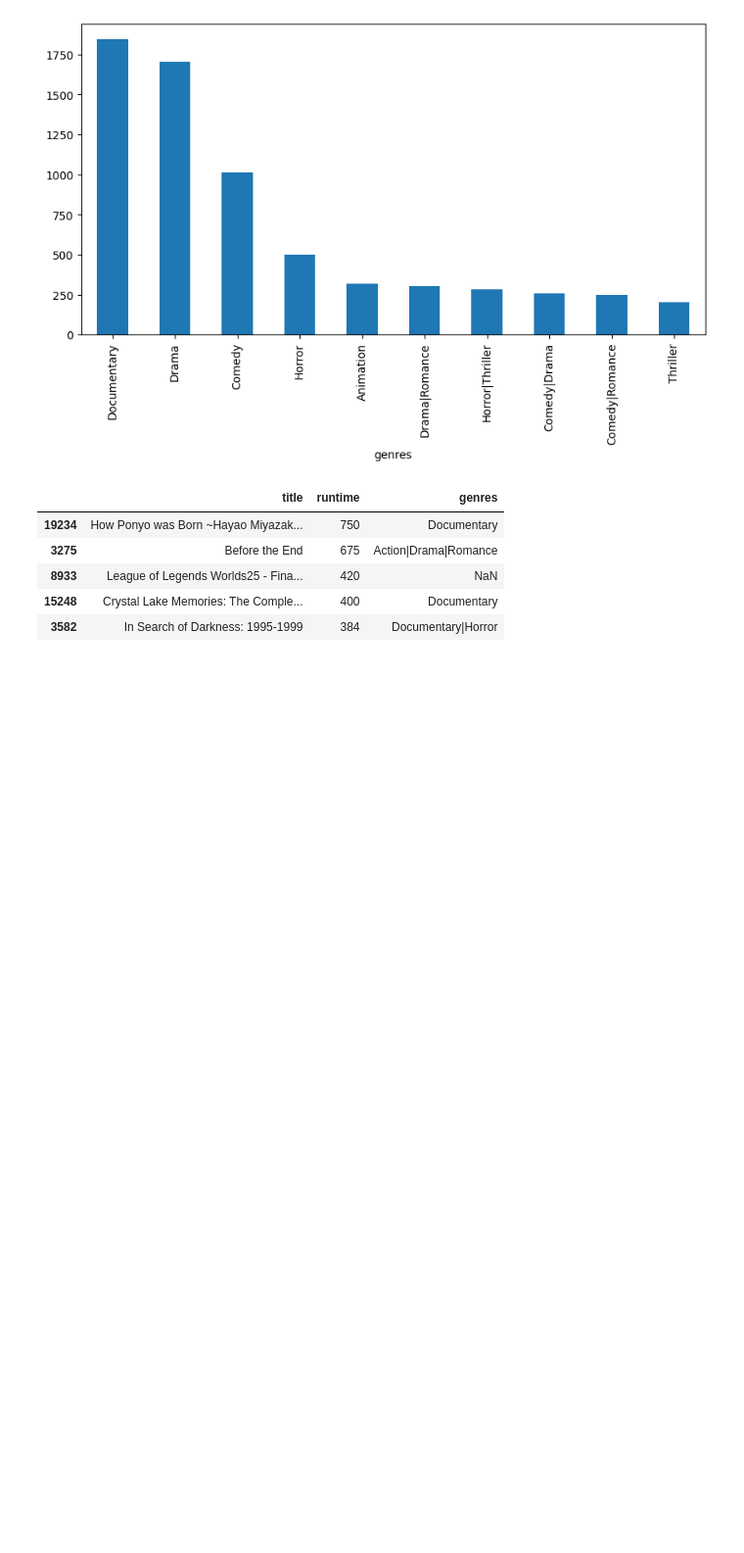
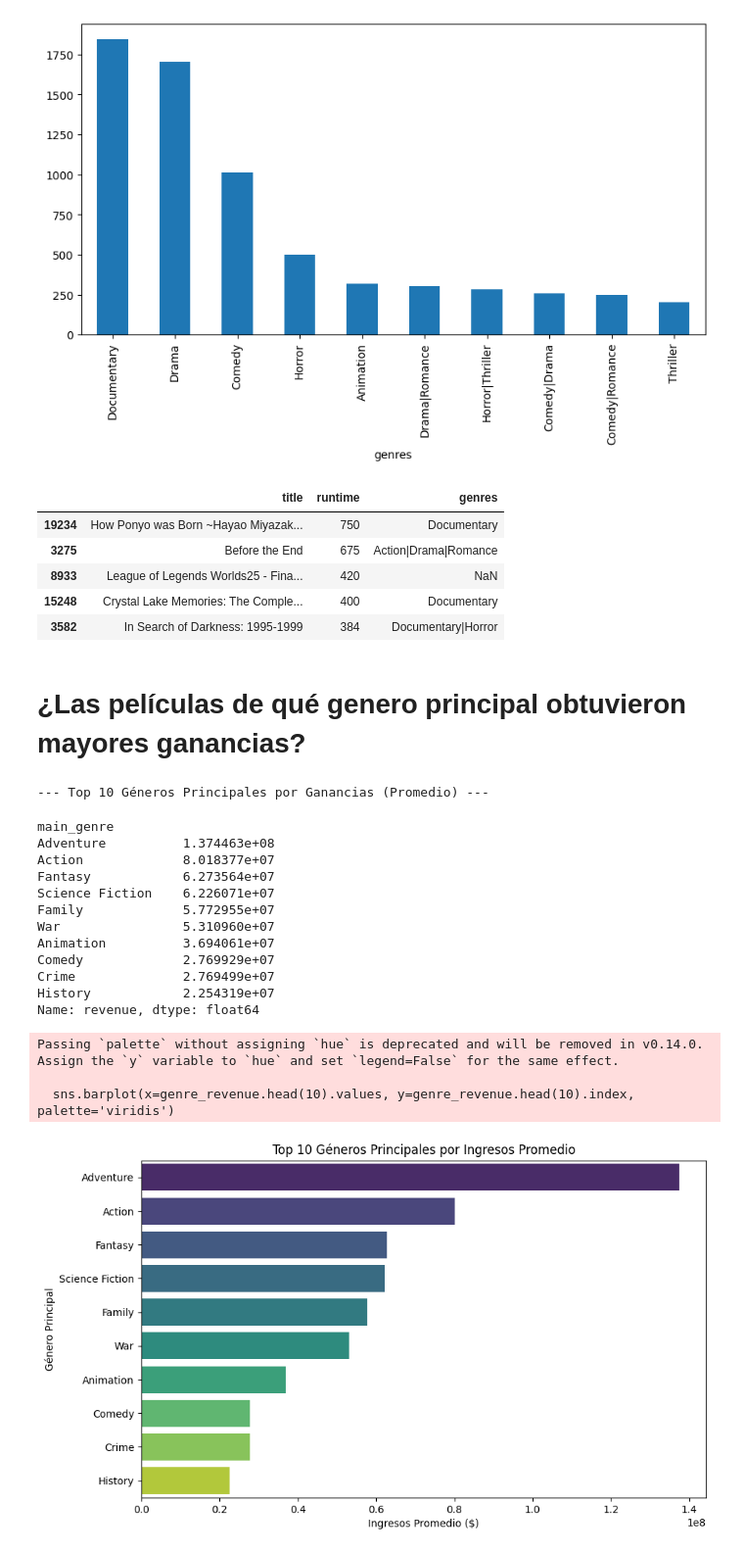
Before and after one commit to Vann06/Mineria_Datos, a Jupyter notebook: Lab_1.ipynb, the cells around one changed output. Shown at 98% size. Cells and saved outputs as stored; diff of their text form; code cells hidden in the pictures; blank space fills up the shorter version.

```diff
--- a/Lab_1.ipynb
+++ b/Lab_1.ipynb
@@ -112,3 +101,38 @@ Genero predominante: Documentary
 | 8933 | League of Legends Worlds25 - Fina... | 420 | NaN |
 | 15248 | Crystal Lake Memories: The Comple... | 400 | Documentary |
 | 3582 | In Search of Darkness: 1995-1999 | 384 | Documentary|Horror |
+# %% [markdown]
+# ¿Las películas de qué genero principal obtuvieron mayores ganancias?
+# %%
+df_genres = df.copy()
+df_genres = df_genres.dropna(subset=['genres'])
+df_genres['main_genre'] = df_genres['genres'].astype(str).apply(lambda x: x.split('|')[0])
+genre_revenue = df_genres.groupby('main_genre')['revenue'].mean().sort_values(ascending=False)
+print("--- Top 10 Géneros Principales por Ganancias (Promedio) ---")
+display(genre_revenue.head(10))
+import matplotlib.pyplot as plt
+import seaborn as sns
+plt.figure(figsize=(10, 6))
+sns.barplot(x=genre_revenue.head(10).values, y=genre_revenue.head(10).index, palette='viridis')
+plt.title('Top 10 Géneros Principales por Ingresos Promedio')
+plt.xlabel('Ingresos Promedio ($)')
+plt.ylabel('Género Principal')
+plt.show()
+# %% [output]
+--- Top 10 Géneros Principales por Ganancias (Promedio) ---
+main_genre
+Adventure          1.374463e+08
+Action             8.018377e+07
+Fantasy            6.273564e+07
+Science Fiction    6.226071e+07
+Family             5.772955e+07
+War                5.310960e+07
+Animation          3.694061e+07
+Comedy             2.769929e+07
+Crime              2.769499e+07
+History            2.254319e+07
+Name: revenue, dtype: float64
+Passing `palette` without assigning `hue` is deprecated and will be removed in v0.14.0. Assign the `y` variable to `hue` and set `legend=False` for the same effect.
+
+  sns.barplot(x=genre_revenue.head(10).values, y=genre_revenue.head(10).index, palette='viridis')
+[figure, added]
```
Also changed, not shown: parts of 13 cells of this notebook, 2 other files.
